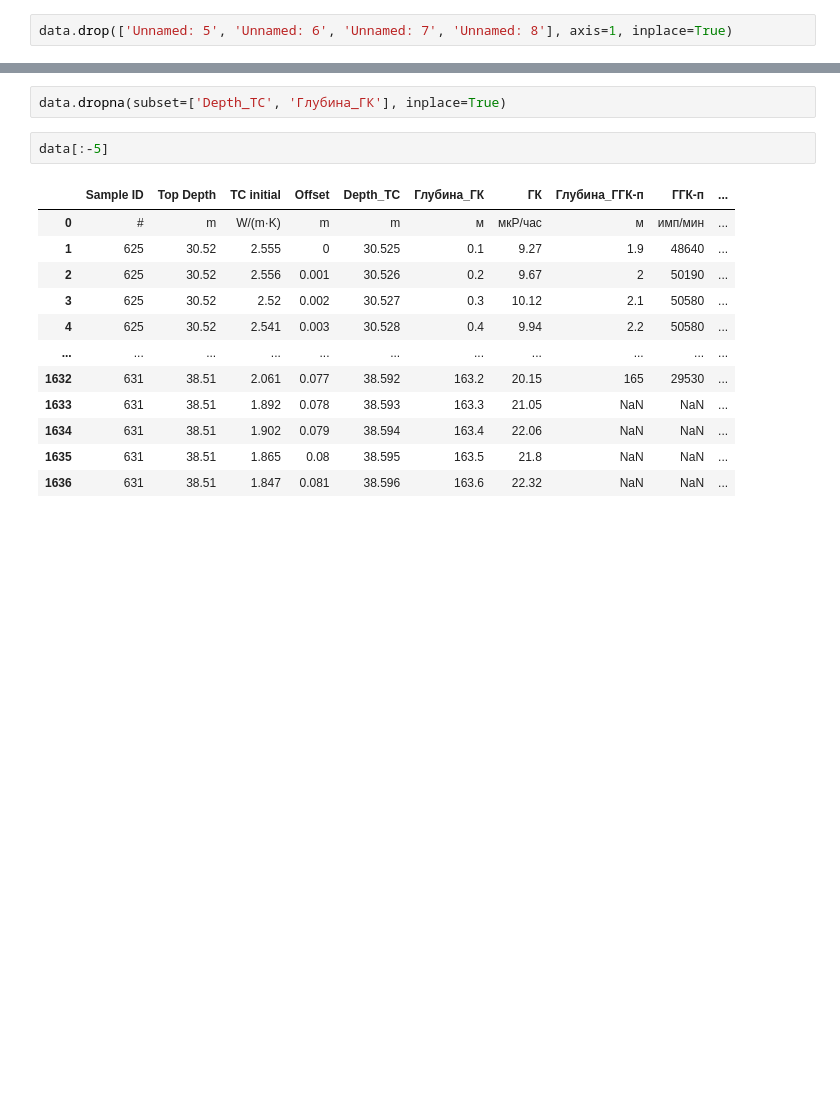
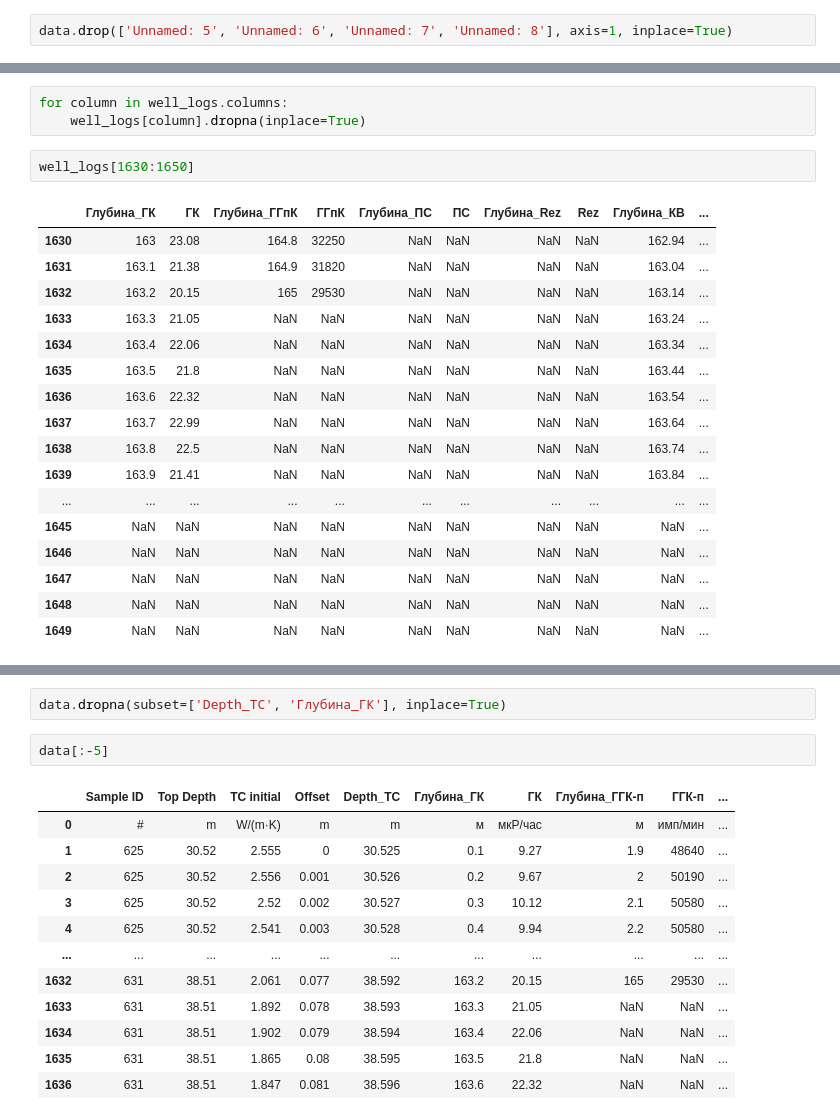
Before and after one commit to MariiaKalinina/R, a Jupyter notebook: Rosatom_new_version.ipynb, the cells around one changed output, grey strips where cells are left out. Cells and saved outputs as stored; diff of their text form; blank space fills up the shorter version.

```diff
--- a/Rosatom_new_version.ipynb
+++ b/Rosatom_new_version.ipynb
@@ -100 +155,24 @@ data.drop(['Unnamed: 5', 'Unnamed: 6', 'Unnamed: 7', 'Unnamed: 8'], axis=1, inpl
+# %%
+for column in well_logs.columns:
+    well_logs[column].dropna(inplace=True)
+# %%
+well_logs[1630:1650]
+# %% [output]
+|  | Глубина_ГК | ГК | Глубина_ГГпК | ГГпК | Глубина_ПС | ПС | Глубина_Rez | Rez | Глубина_КВ | ... |
+| 1630 | 163 | 23.08 | 164.8 | 32250 | NaN | NaN | NaN | NaN | 162.94 | ... |
+| 1631 | 163.1 | 21.38 | 164.9 | 31820 | NaN | NaN | NaN | NaN | 163.04 | ... |
+| 1632 | 163.2 | 20.15 | 165 | 29530 | NaN | NaN | NaN | NaN | 163.14 | ... |
+| 1633 | 163.3 | 21.05 | NaN | NaN | NaN | NaN | NaN | NaN | 163.24 | ... |
+| 1634 | 163.4 | 22.06 | NaN | NaN | NaN | NaN | NaN | NaN | 163.34 | ... |
+| 1635 | 163.5 | 21.8 | NaN | NaN | NaN | NaN | NaN | NaN | 163.44 | ... |
+| 1636 | 163.6 | 22.32 | NaN | NaN | NaN | NaN | NaN | NaN | 163.54 | ... |
+| 1637 | 163.7 | 22.99 | NaN | NaN | NaN | NaN | NaN | NaN | 163.64 | ... |
+| 1638 | 163.8 | 22.5 | NaN | NaN | NaN | NaN | NaN | NaN | 163.74 | ... |
+| 1639 | 163.9 | 21.41 | NaN | NaN | NaN | NaN | NaN | NaN | 163.84 | ... |
+| ... | ... | ... | ... | ... | ... | ... | ... | ... | ... | ... |
+| 1645 | NaN | NaN | NaN | NaN | NaN | NaN | NaN | NaN | NaN | ... |
+| 1646 | NaN | NaN | NaN | NaN | NaN | NaN | NaN | NaN | NaN | ... |
+| 1647 | NaN | NaN | NaN | NaN | NaN | NaN | NaN | NaN | NaN | ... |
+| 1648 | NaN | NaN | NaN | NaN | NaN | NaN | NaN | NaN | NaN | ... |
+| 1649 | NaN | NaN | NaN | NaN | NaN | NaN | NaN | NaN | NaN | ... |
 # %%
```
Also changed, not shown: parts of 10 cells of this notebook.
